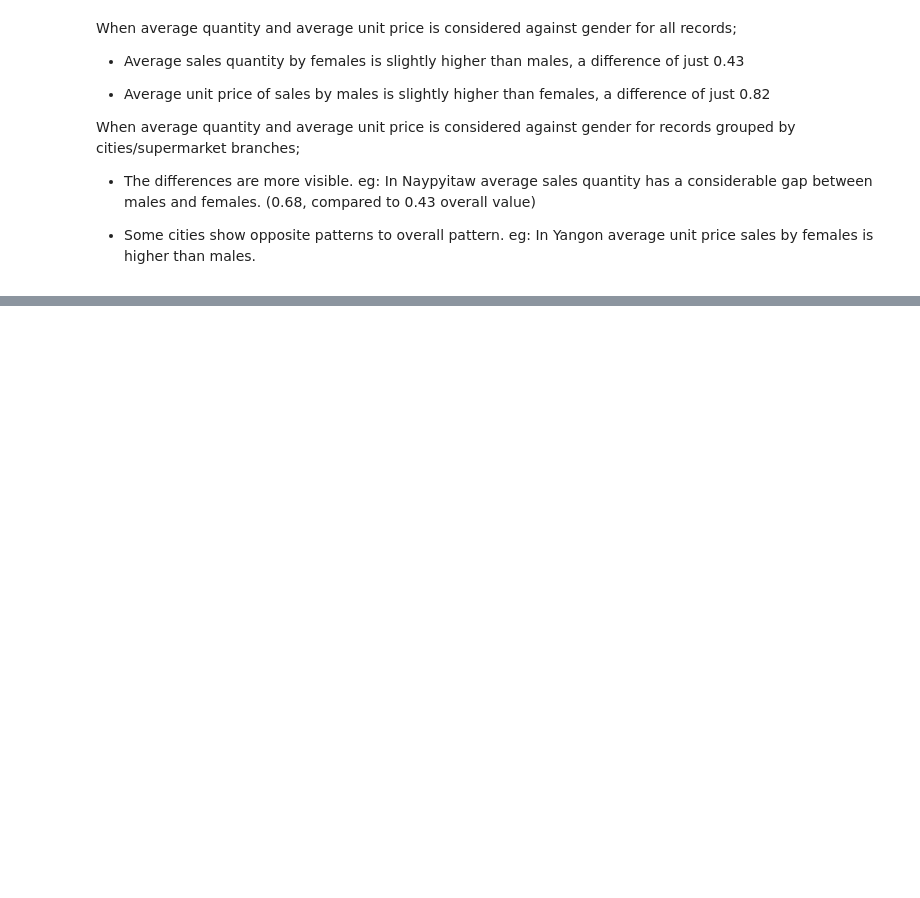
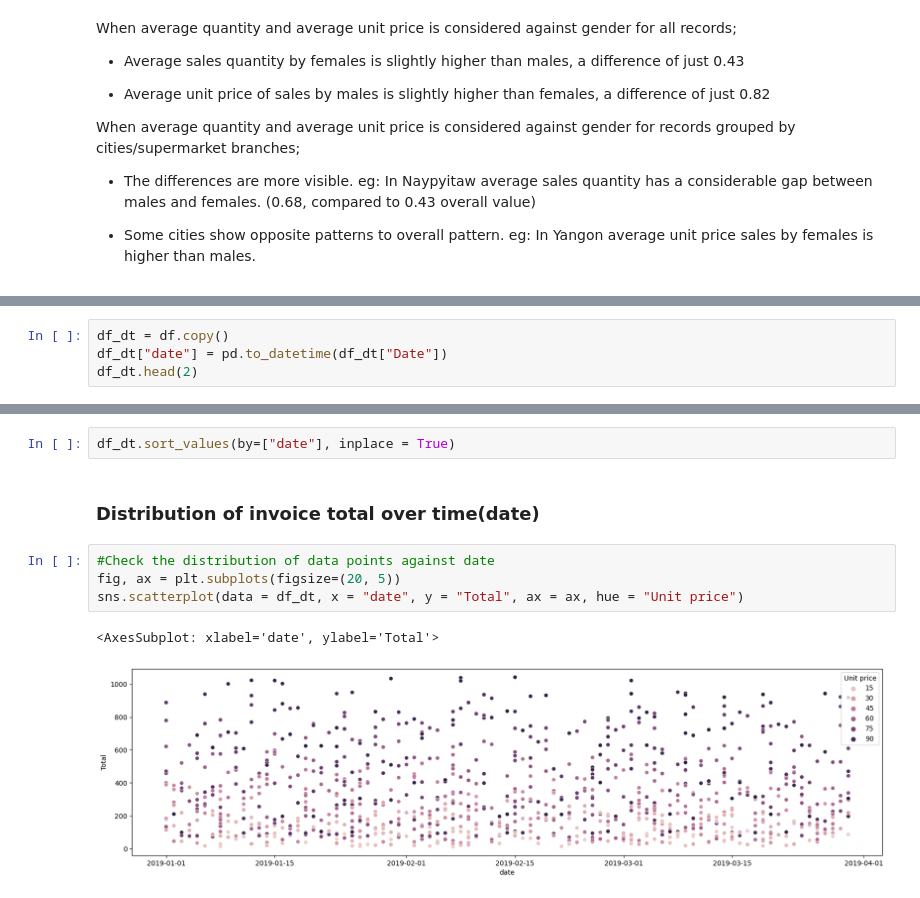
Before and after one commit to Zzzhenya/Supermarket_sales, a Jupyter notebook: Supermarket_data_exploration.ipynb, the cells around one changed output, grey strips where cells are left out. Drawn from its saved outputs; the diff is of its cells as text; blank space fills up the shorter version.

Commit message:
Q8 - Time series Questions

```diff
--- a/Supermarket_data_exploration.ipynb
+++ b/Supermarket_data_exploration.ipynb
@@ -648,0 +681,4 @@ When average quantity and average unit price is considered against gender for re
+# %%
+df_dt = df.copy()
+df_dt["date"] = pd.to_datetime(df_dt["Date"])
+df_dt.head(2)
@@ -648,0 +689,11 @@ When average quantity and average unit price is considered against gender for re
+# %%
+df_dt.sort_values(by=["date"], inplace = True)
+# %% [markdown]
+### Distribution of invoice total over time(date)
+# %%
+#Check the distribution of data points against date
+fig, ax = plt.subplots(figsize=(20, 5))
+sns.scatterplot(data = df_dt, x = "date", y = "Total", ax = ax, hue = "Unit price")
+# %% [output]
+<AxesSubplot: xlabel='date', ylabel='Total'>
+[figure, added]
```
Also changed, not shown: parts of 42 cells of this notebook.
